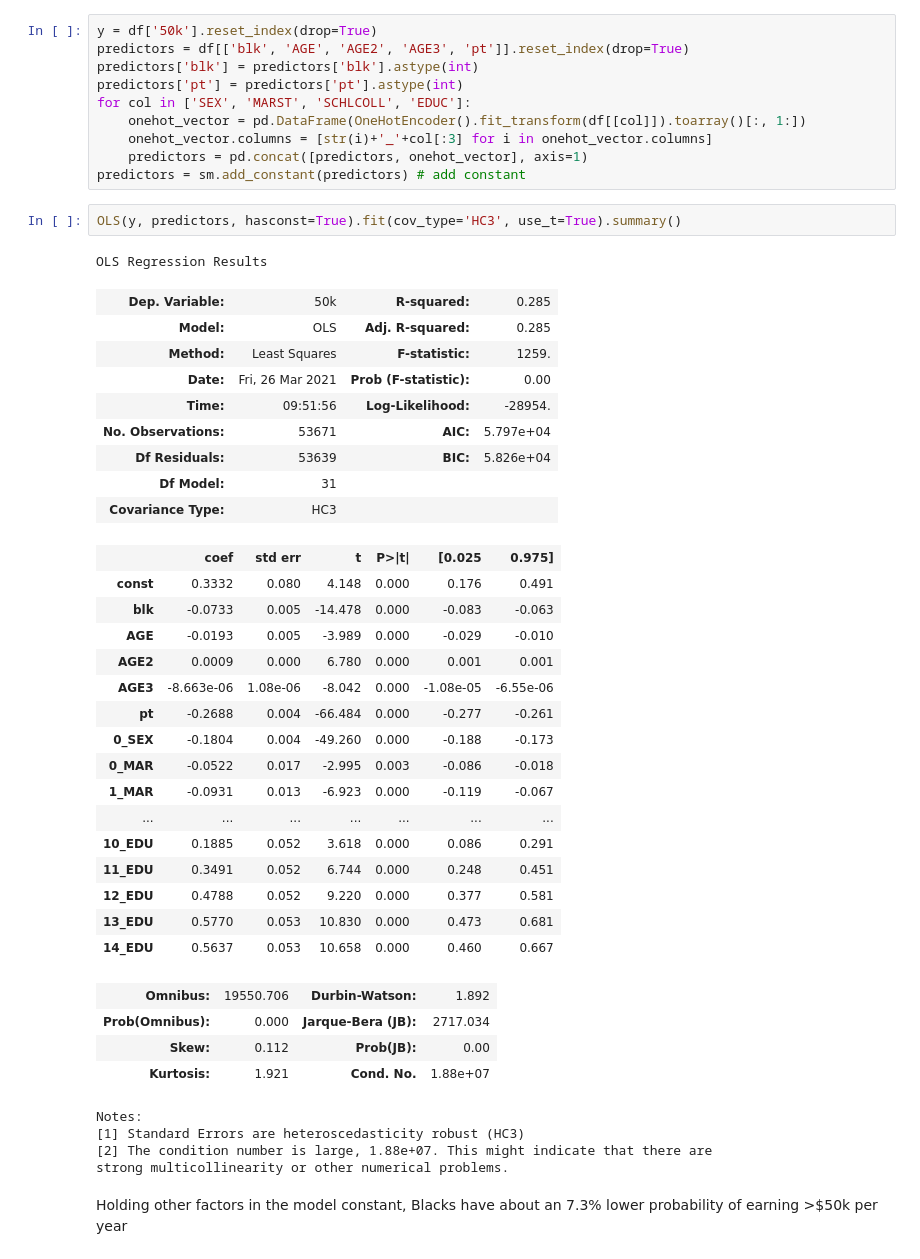
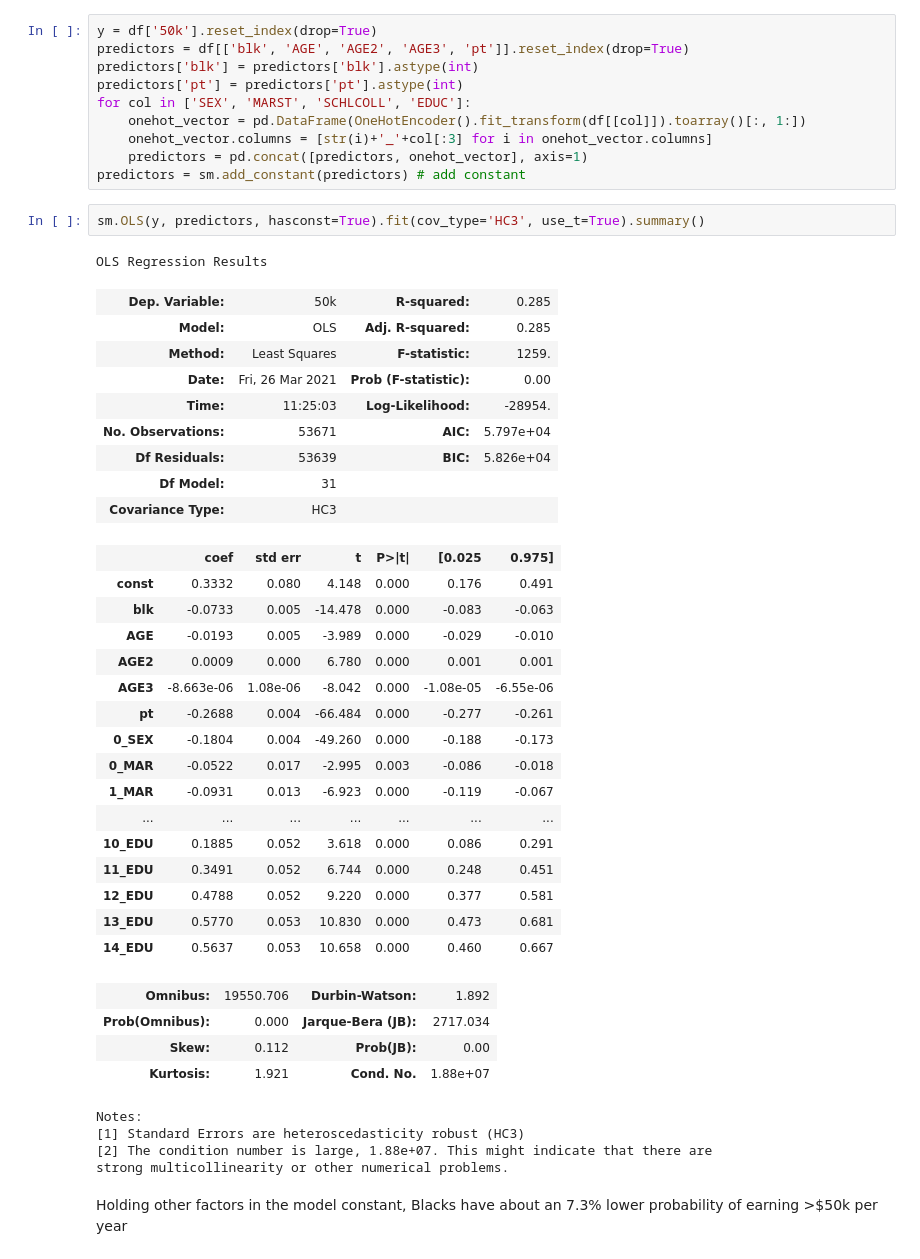
Before and after one commit to kingjosephm/DiscriminationMitigation, a Jupyter notebook: ASEC_2019.ipynb, the cells around one changed output. Drawn from its saved outputs; the diff is of its cells as text.

```diff
--- a/ASEC_2019.ipynb
+++ b/ASEC_2019.ipynb
@@ -239,14 +239,14 @@ for col in ['SEX', 'MARST', 'SCHLCOLL', 'EDUC']:
     predictors = pd.concat([predictors, onehot_vector], axis=1)
 predictors = sm.add_constant(predictors) # add constant
 # %%
-OLS(y, predictors, hasconst=True).fit(cov_type='HC3', use_t=True).summary()
+sm.OLS(y, predictors, hasconst=True).fit(cov_type='HC3', use_t=True).summary()
 # %% [output]
 OLS Regression Results
 | Dep. Variable: | 50k | R-squared: | 0.285 |
 | Model: | OLS | Adj. R-squared: | 0.285 |
 | Method: | Least Squares | F-statistic: | 1259. |
 | Date: | Fri, 26 Mar 2021 | Prob (F-statistic): | 0.00 |
-| Time: | 09:51:56 | Log-Likelihood: | -28954. |
+| Time: | 11:25:03 | Log-Likelihood: | -28954. |
 | No. Observations: | 53671 | AIC: | 5.797e+04 |
 | Df Residuals: | 53639 | BIC: | 5.826e+04 |
 | Df Model: | 31 |  |  |
```
Also changed, not shown: parts of 10 cells of this notebook.
